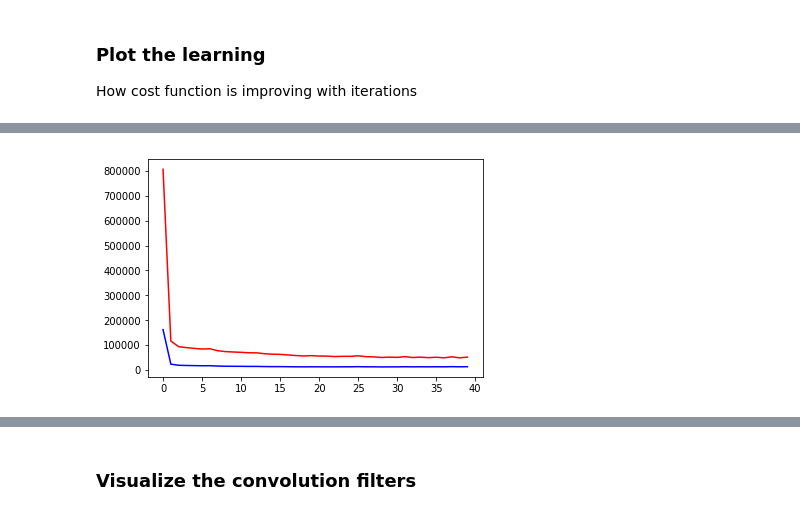
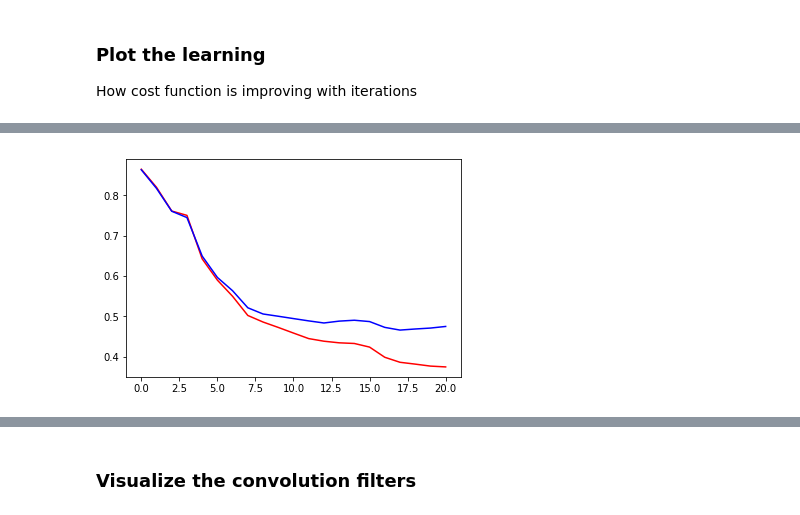
Before and after one commit to tarunkp/CNN_RNN_with_Tensorflow, a Jupyter notebook: CNN_Tensorflow_2_CIFAR10.ipynb, the cells around one changed output, grey strips where cells are left out. Cells and saved outputs as stored; diff of their text form; code cells hidden in the pictures.

Commit message:
CNN for identifying catagory of picture in CIFAR10 dataset, update graphs

```diff
--- a/CNN_Tensorflow_2_CIFAR10.ipynb
+++ b/CNN_Tensorflow_2_CIFAR10.ipynb
@@ -238,8 +238,8 @@ n_batches = Ntr // batch_sz
 
 #t0 = datetime.now()
 
-tr_costs = []
-tt_costs = []
+tr_costs, tt_costs = [], []
+tr_errors, tt_errors = [], []
 W1_val = None
 W2_val = None
 
@@ -269,21 +269,25 @@ with tf.Session() as session:
                     first = 0
                     tr_pred, tr_err = 0, 0
                     # Disabled to save runtime
-                    #tr_pred = predict(session, predict_op, tfX, Xtrain, 1000)
-                    #tr_err = error_rate(tr_pred, Ytrain)
+                    tr_pred = predict(session, predict_op, tfX, Xtrain, 1000)
+                    tr_err = error_rate(tr_pred, Ytrain)
+                    tr_errors.append(tr_err)
                     tt_pred, tt_err = 0, 0
                     tt_pred = predict(session, predict_op, tfX, Xtest, 1000)
                     tt_err = error_rate(tt_pred, Ytest)
-                    print("Cost / err at epoch %d:\ttrain(%.1f / %.3f)\ttest(%.1f / %.3f / %.3f)"
-                          % (epoch, tr_cost, tr_err, tt_cost, tt_err, tt_err2))
+                    tt_errors.append(tt_err)
+                    print("Cost / err at epoch %d:\ttrain(%.1f / %.3f)\ttest(%.1f / %.3f)"
+                          % (epoch, tr_cost, tr_err, tt_cost, tt_err))
 
     W1_val = W1.eval()
     W2_val = W2.eval()
 
     tt_pred = predict(session, predict_op, tfX, Xtest, 1000)
     tt_err = error_rate(tt_pred, Ytest)
+    tt_errors.append(tt_err)
     print("Prediction error with test set =\t", tt_err)
     tr_pred = predict(session, predict_op, tfX, Xtrain, 1000)
     tr_err = error_rate(tr_pred, Ytrain)
+    tr_errors.append(tr_err)
     print("Prediction error with training set =\t", tr_err)
 # %% [output]
@@ -311,6 +324,6 @@ How cost function is improving with iterations
 # %%
-plt.plot(tr_costs, 'r')
-plt.plot(tt_costs, 'b')
+plt.plot(tr_errors, 'r')
+plt.plot(tt_errors, 'b')
 plt.show()
 # %% [output]
-[figure, old version]
+[figure, new version]
```
Also changed, not shown: parts of 6 cells of this notebook.
